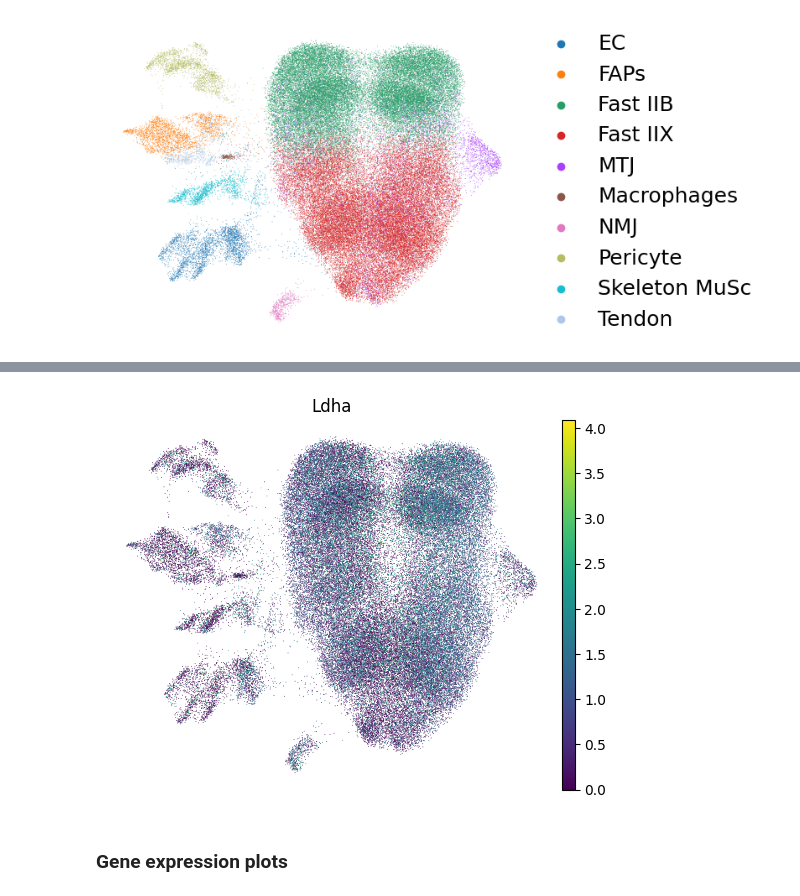
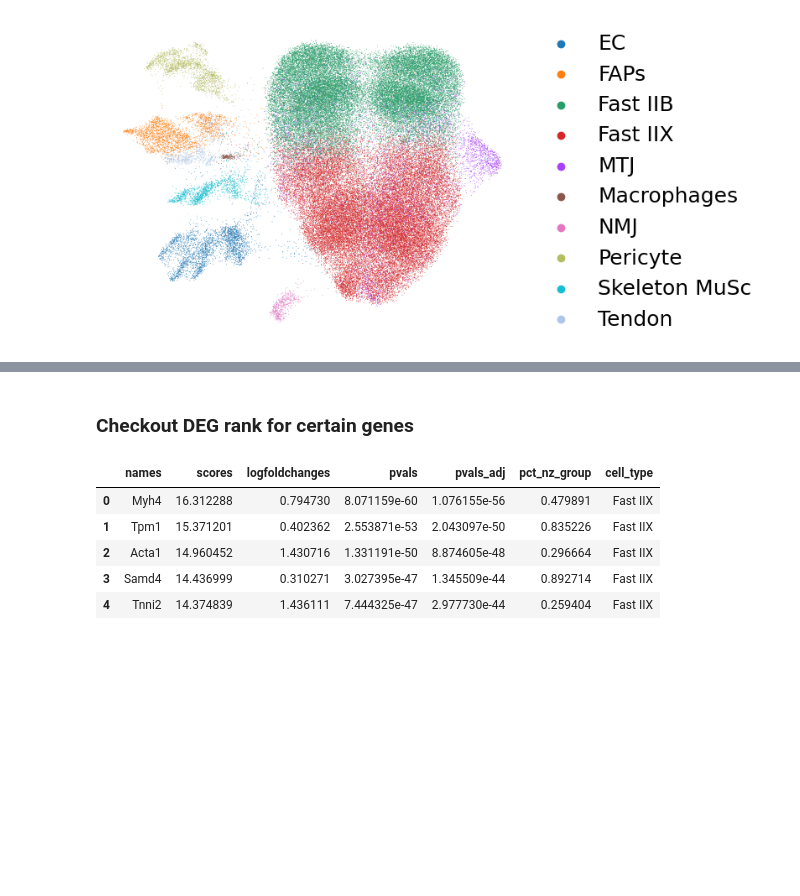
Before and after one commit to sachha-naksha/TA_muscle_ageing, a Jupyter notebook: py_scripts/grn_inference/0_scanpy_preproc.ipynb, the cells around one changed output, grey strips where cells are left out. Saved outputs shown, nothing was run; the diff lists cells and outputs as text; code cells hidden in the pictures; blank space fills up the shorter version.

```diff
--- a/py_scripts/grn_inference/0_scanpy_preproc.ipynb
+++ b/py_scripts/grn_inference/0_scanpy_preproc.ipynb
@@ -94,8 +140,0 @@ sc.pl.umap(ko_adata_subset, color=['C_scANVI'], frameon=False, title='KO cells',
-# %%
-#umap colors by both cell metadata and var.names (gene_names)
-sc.pl.umap(adata, color=['Ldha'], frameon=False, legend_fontsize=18,
-           legend_fontweight='bold', legend_fontoutline=2)
-# %% [output]
-[figure, removed]
-# %% [markdown]
-### Gene expression plots
@@ -103,0 +145,17 @@ sc.pl.umap(adata, color=['Ldha'], frameon=False, legend_fontsize=18,
+# %% [markdown]
+### Checkout DEG rank for certain genes
+# %%
+########## file paths ##########
+fast2b_path = "/ocean/projects/cis240075p/asachan/datasets/TA_muscle/ERCC1_KO_mice/integrated_samples/analysis/male/degs/DEGs_KO_vs_WT_Fast_IIX.csv"
+fast2x_path = "/ocean/projects/cis240075p/asachan/datasets/TA_muscle/ERCC1_KO_mice/integrated_samples/analysis/male/degs/DEGs_KO_vs_WT_Fast_IIB.csv"
+fast2b_degs = pd.read_csv(fast2b_path, header=0)
+fast2x_degs = pd.read_csv(fast2x_path, header=0)
+# %%
+display(fast2b_degs.head())
+# %% [output]
+|  | names | scores | logfoldchanges | pvals | pvals_adj | pct_nz_group | cell_type |
+| 0 | Myh4 | 16.312288 | 0.794730 | 8.071159e-60 | 1.076155e-56 | 0.479891 | Fast IIX |
+| 1 | Tpm1 | 15.371201 | 0.402362 | 2.553871e-53 | 2.043097e-50 | 0.835226 | Fast IIX |
+| 2 | Acta1 | 14.960452 | 1.430716 | 1.331191e-50 | 8.874605e-48 | 0.296664 | Fast IIX |
+| 3 | Samd4 | 14.436999 | 0.310271 | 3.027395e-47 | 1.345509e-44 | 0.892714 | Fast IIX |
+| 4 | Tnni2 | 14.374839 | 1.436111 | 7.444325e-47 | 2.977730e-44 | 0.259404 | Fast IIX |
```
Also changed, not shown: parts of 11 cells of this notebook, 4 other files.
